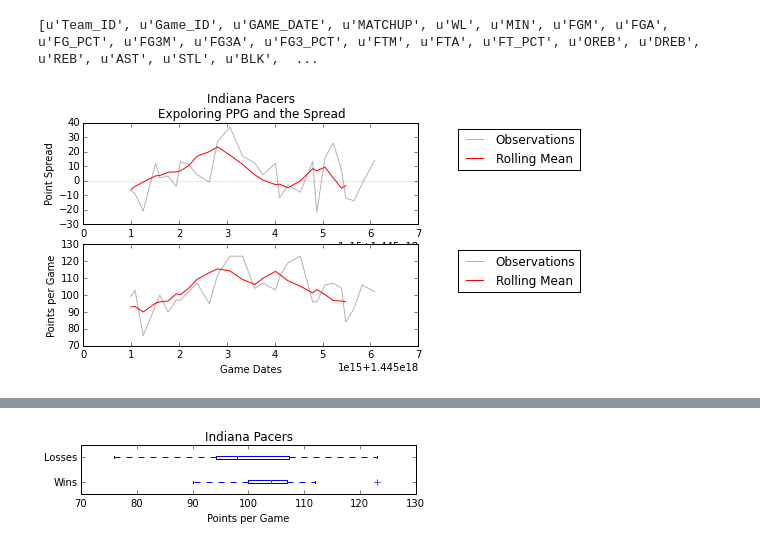
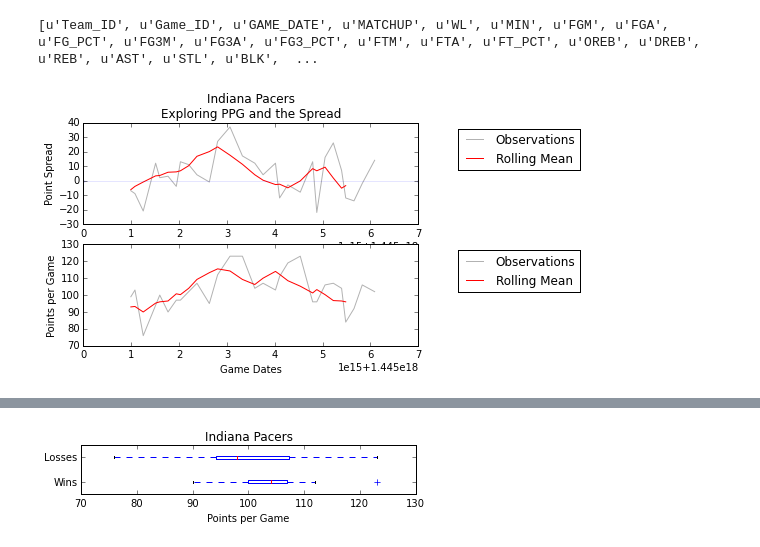
Before and after one commit to mataquatro/NBA_teamstats, a Jupyter notebook: team_stat_analysis.ipynb, the cells around one changed output, grey strips where cells are left out. Drawn from its saved outputs; the diff is of its cells as text; code cells hidden in the pictures.

```diff
--- a/team_stat_analysis.ipynb
+++ b/team_stat_analysis.ipynb
@@ -99,25 +99,26 @@ gamelogs_df['CONV_DATE'] = gamelogs_df['GAME_DATE'].apply(lambda x: cd(x))
 # %%
 gamelogs_df['WINS'] = gamelogs_df['WL'].apply(lambda x: 1 if x == 'W' else 0)
 # %%
-titulo = '%s\nExpoloring PPG and the Spread' % (current_team)
+#Take a look at the scoring trends for our team by applying a rolling mean.
+titulo = '%s\nExploring PPG and the Spread' % (current_team)
 plt.figure()
 plt.subplot(211)
 plt.title(titulo)
 plt.plot(gamelogs_df['CONV_DATE'], gamelogs_df['SPREAD'], label='Observations', c='k', alpha=0.3)
 plt.plot(gamelogs_df['CONV_DATE'], pd.rolling_mean(gamelogs_df['SPREAD'], 4), label='Rolling Mean', c='r')
 plt.axhline(0, color='blue',alpha=.1, marker='.')
 plt.ylabel('Point Spread')
 plt.legend(loc=0, bbox_to_anchor=(1.5,1))
 
 plt.subplot(212)
 plt.plot(gamelogs_df['CONV_DATE'], gamelogs_df['PTS'], label='Observations', c='k', alpha=0.3)
 plt.plot(gamelogs_df['CONV_DATE'], pd.rolling_mean(gamelogs_df['PTS'], 4), label='Rolling Mean', c='r')
 plt.ylabel('Points per Game')
 plt.xlabel('Game Dates')
 plt.legend(loc=0, bbox_to_anchor=(1.5,1))
 plt.show()
 # %% [output]
-[figure, old version]
+[figure, new version]
 # %%
 game_df = gamelogs_df
 wl = game_df[['WL', 'TOV', 'FG_PCT', 'FGA', 'STL', 'REB']].groupby('WL')
```
Also changed, not shown: parts of 1 cell of this notebook.
